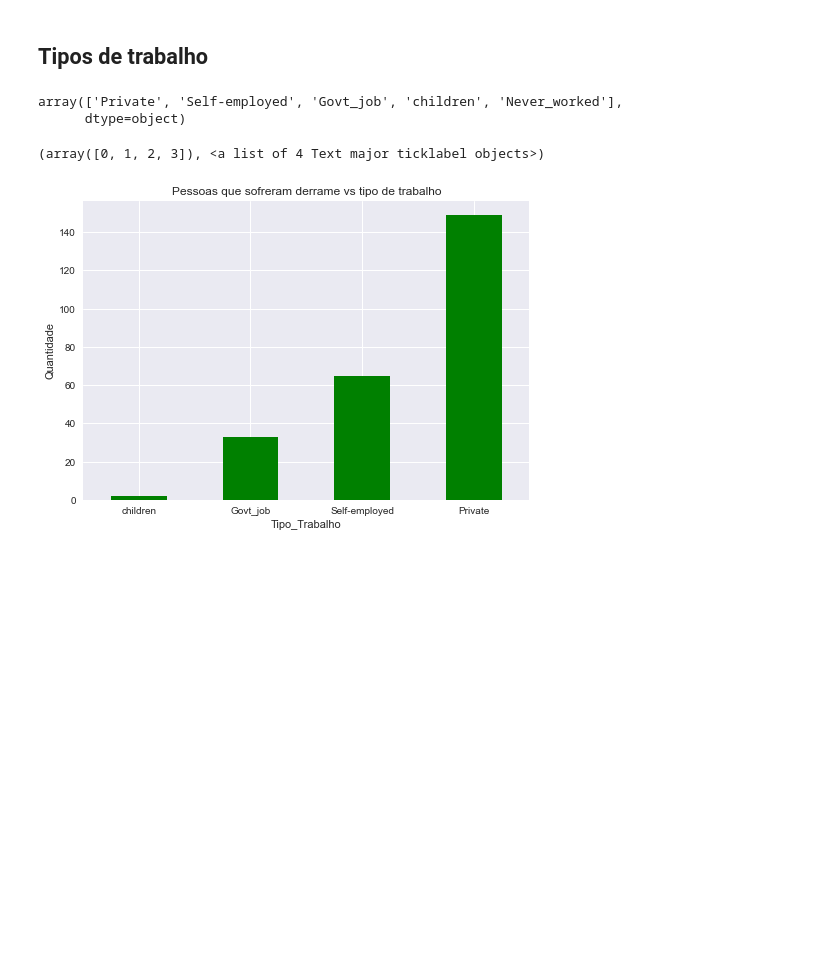
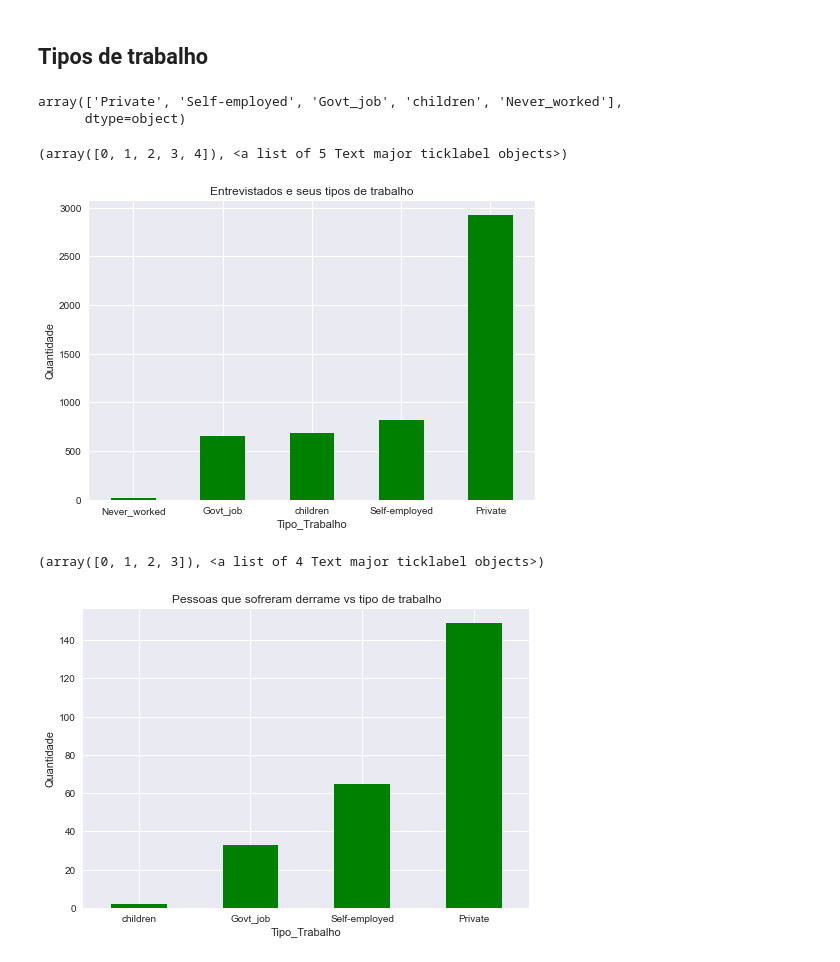
Before and after one commit to idarlenearaujo/portfolio, a Jupyter notebook: Analise_Dados_Python_Pandas/Stroke/analiseExploratoriaStroke.ipynb, the cells around one changed output. Saved outputs shown, nothing was run; the diff lists cells and outputs as text; code cells hidden in the pictures; blank space fills up the shorter version.

```diff
--- a/Analise_Dados_Python_Pandas/Stroke/analiseExploratoriaStroke.ipynb
+++ b/Analise_Dados_Python_Pandas/Stroke/analiseExploratoriaStroke.ipynb
@@ -287,6 +294,13 @@ df['Tipo_Trabalho'].unique()
 # %% [output]
 array(['Private', 'Self-employed', 'Govt_job', 'children', 'Never_worked'],
       dtype=object)
+# %%
+df.groupby('Tipo_Trabalho')['Tipo_Trabalho'].count().sort_values().plot.bar(title = 'Entrevistados e seus tipos de trabalho', color = 'green')
+plt.ylabel('Quantidade')
+plt.xticks(rotation='horizontal')
+# %% [output]
+(array([0, 1, 2, 3, 4]), <a list of 5 Text major ticklabel objects>)
+[figure, added]
 # %%
 df.query('Derrame == 1').groupby('Tipo_Trabalho')['Tipo_Trabalho'].count().sort_values().plot.bar(title = 'Pessoas que sofreram derrame vs tipo de trabalho', color = 'green')
 plt.ylabel('Quantidade')
```
Also changed, not shown: parts of 5 cells of this notebook.
